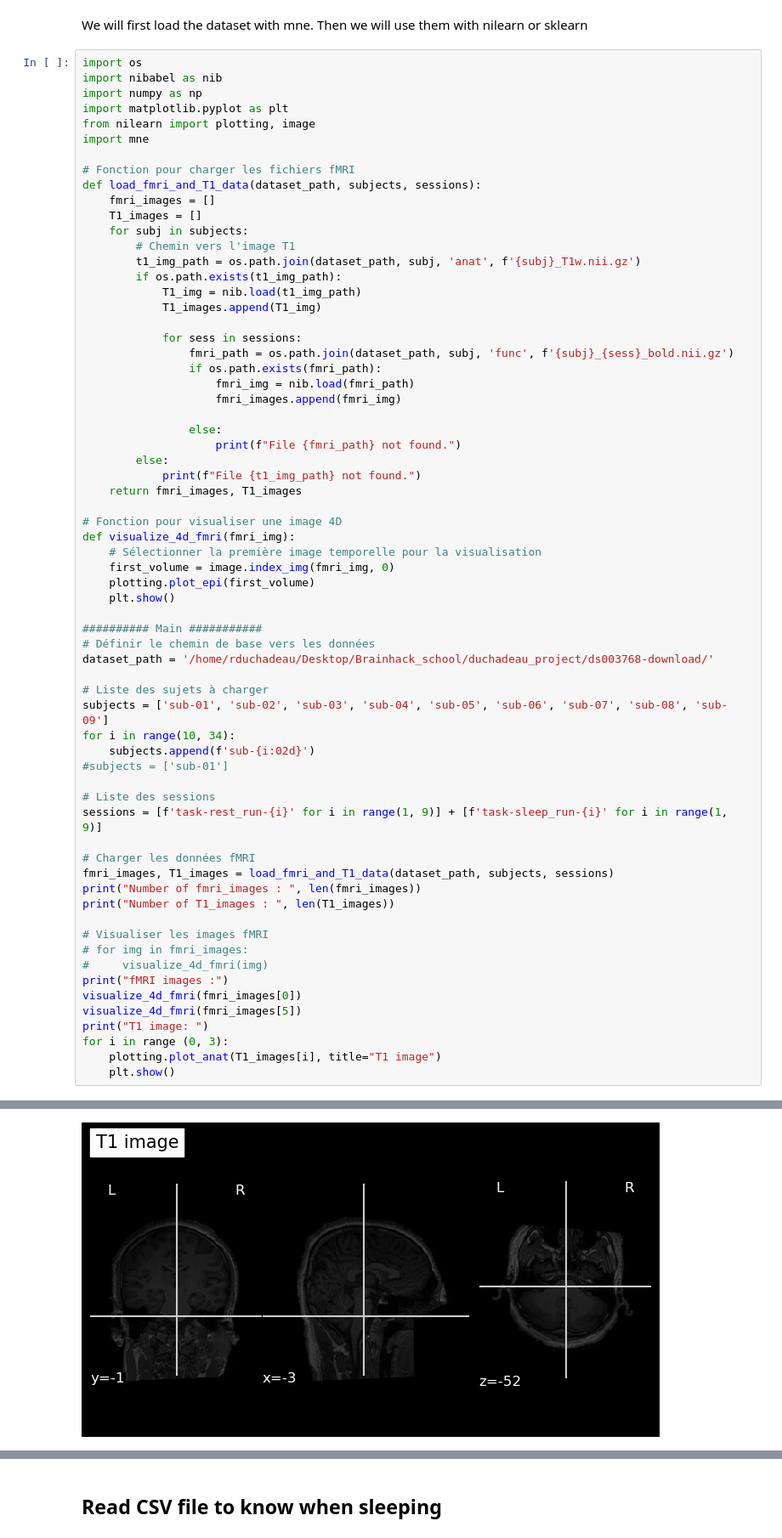
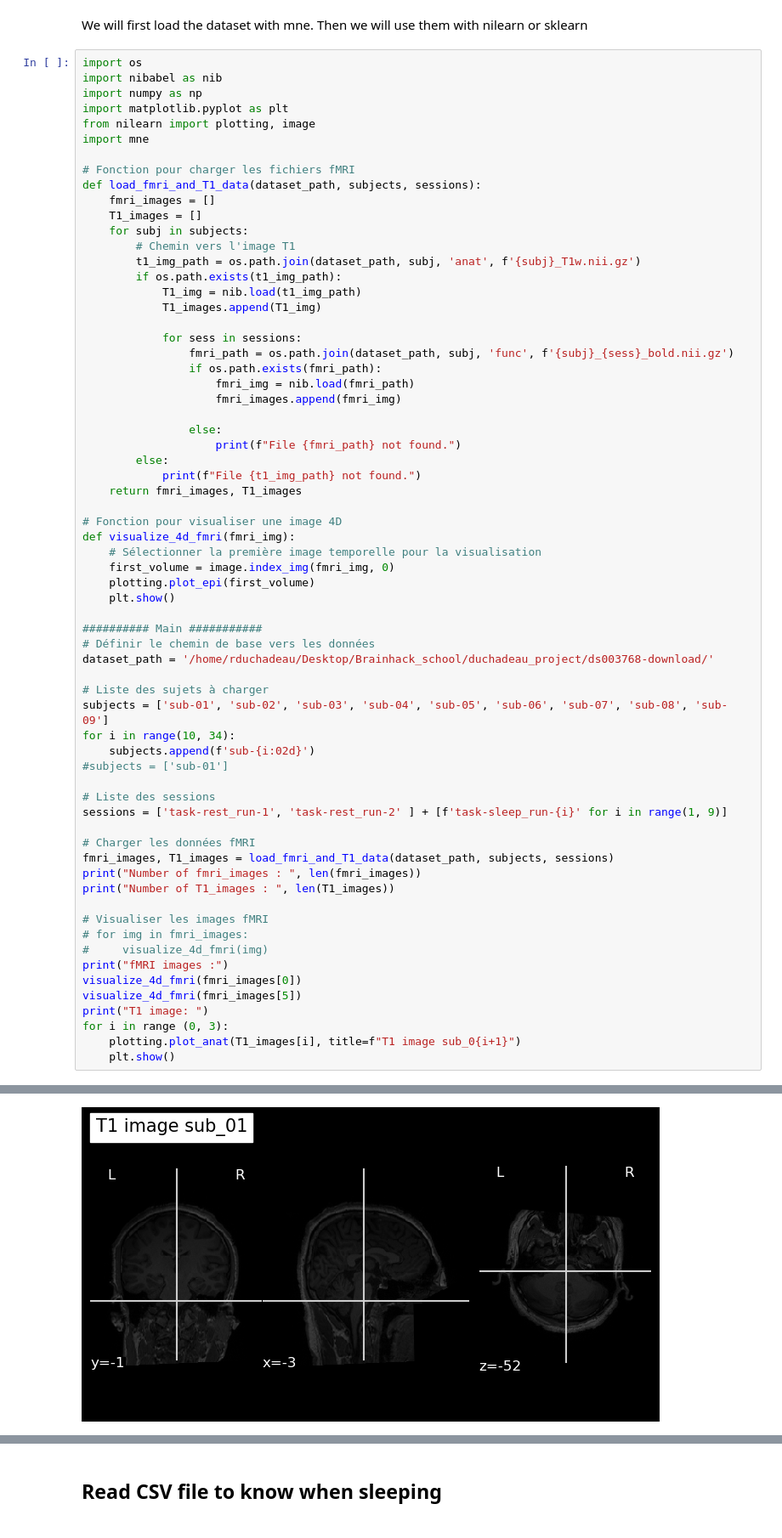
Before and after one commit to brainhack-school2024/duchadeau_project, a Jupyter notebook: Exploration_dataset.ipynb, the cells around one changed output, grey strips where cells are left out. Shown at 85% size. Cells and saved outputs as stored; diff of their text form.

```diff
--- a/Exploration_dataset.ipynb
+++ b/Exploration_dataset.ipynb
@@ -53,7 +53,7 @@ for i in range(10, 34):
 #subjects = ['sub-01']
 
 # Liste des sessions
-sessions = [f'task-rest_run-{i}' for i in range(1, 9)] + [f'task-sleep_run-{i}' for i in range(1, 9)]
+sessions = ['task-rest_run-1', 'task-rest_run-2' ] + [f'task-sleep_run-{i}' for i in range(1, 9)]
 
 # Charger les données fMRI
 fmri_images, T1_images = load_fmri_and_T1_data(dataset_path, subjects, sessions)
@@ -68,6 +68,6 @@ visualize_4d_fmri(fmri_images[0])
 visualize_4d_fmri(fmri_images[5])
 print("T1 image: ")
 for i in range (0, 3):
-    plotting.plot_anat(T1_images[i], title="T1 image")
+    plotting.plot_anat(T1_images[i], title=f"T1 image sub_0{i+1}")
     plt.show()
 # %% [output]
@@ -87,8 +87,8 @@ File /home/rduchadeau/Desktop/Brainhack_school/duchadeau_project/ds003768-downlo
 File /home/rduchadeau/Desktop/Brainhack_school/duchadeau_project/ds003768-download/sub-33/func/sub-33_task-sleep_run-8_bold.nii.gz not found.
 Number of fmri_images :  255
 Number of T1_images :  33
 fMRI images :
 [figure]
 [figure]
 T1 image:
-[figure, old version]
+[figure, new version]
```
Also changed, not shown: parts of 14 cells of this notebook, 3 other files.
